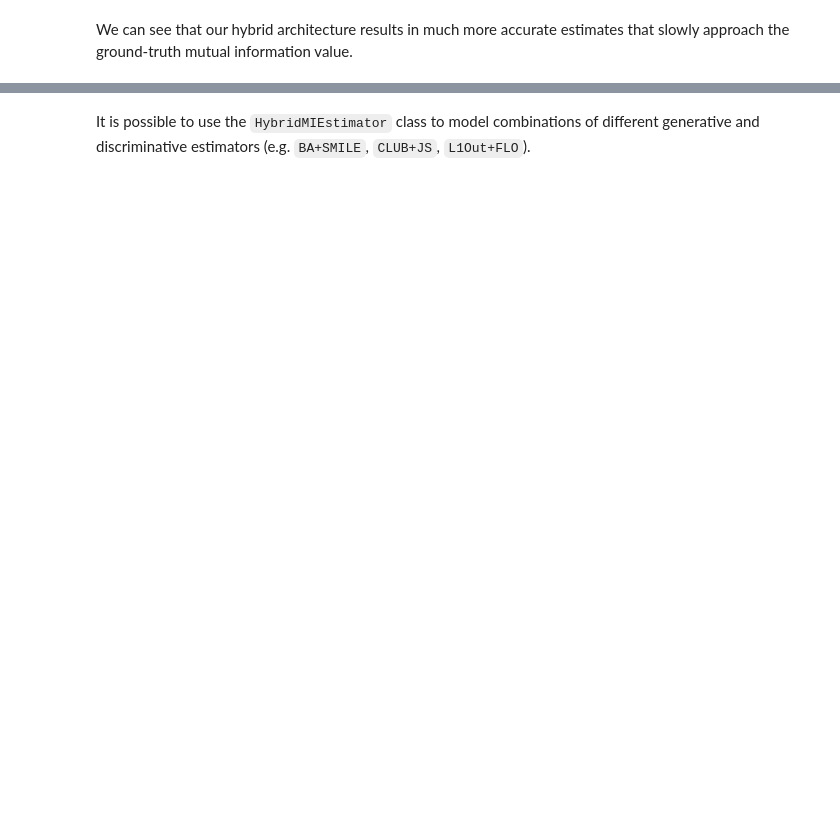
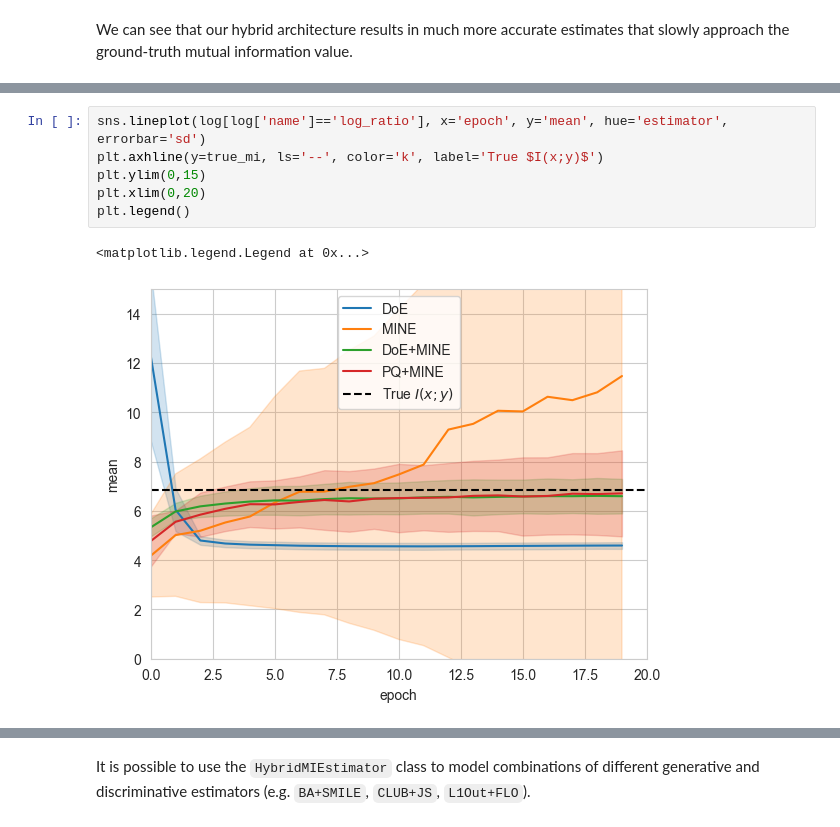
Before and after one commit to mfederici/torch-mist, a Jupyter notebook: docs/notebooks/hybrid.ipynb, the cells around one changed output, grey strips where cells are left out. Saved outputs shown, nothing was run; the diff lists cells and outputs as text; blank space fills up the shorter version.

```diff
--- a/docs/notebooks/hybrid.ipynb
+++ b/docs/notebooks/hybrid.ipynb
@@ -205 +264,10 @@ plt.legend()
+# %%
+sns.lineplot(log[log['name']=='log_ratio'], x='epoch', y='mean', hue='estimator', errorbar='sd')
+plt.axhline(y=true_mi, ls='--', color='k', label='True $I(x;y)$')
+plt.ylim(0,15)
+plt.xlim(0,20)
+plt.legend()
+# %% [output]
+<matplotlib.legend.Legend at 0x...>
+[figure, added]
 # %% [markdown]
```
Also changed, not shown: parts of 19 cells of this notebook, 27 other files.
